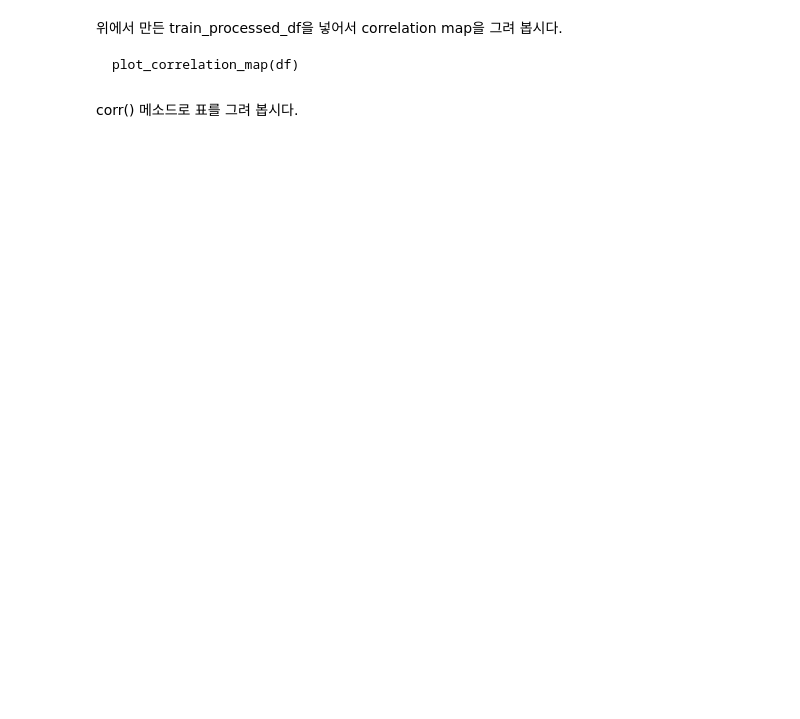
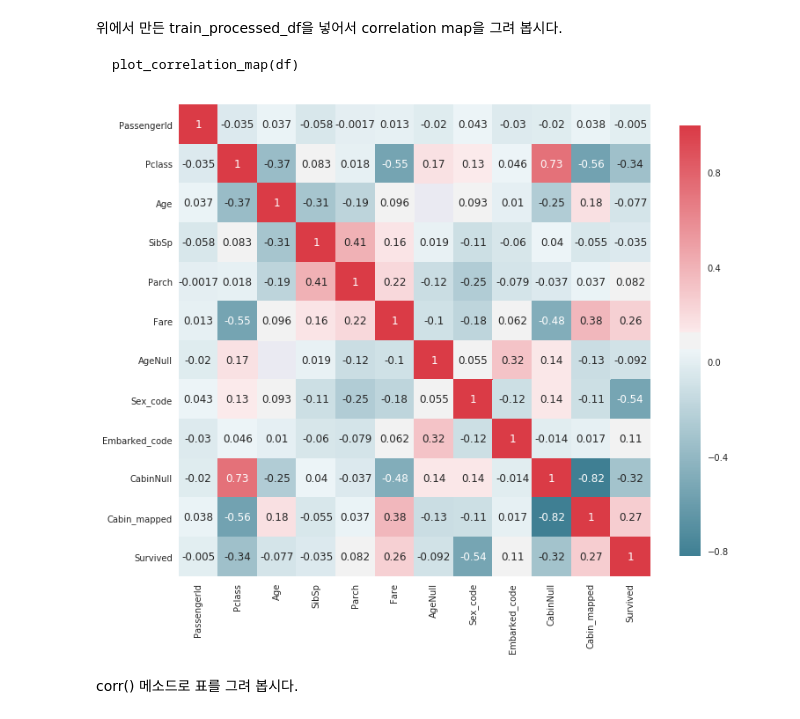
Before and after one commit to sadadend/jupyter, a Jupyter notebook: Kaggle - Predicting Survival on the Titanic - Intermediate - Trainee.ipynb, the cells around one changed output. Saved outputs shown, nothing was run; the diff lists cells and outputs as text; code cells hidden in the pictures; blank space fills up the shorter version.

```diff
--- a/Kaggle - Predicting Survival on the Titanic - Intermediate - Trainee.ipynb
+++ b/Kaggle - Predicting Survival on the Titanic - Intermediate - Trainee.ipynb
@@ -793,5 +826,9 @@ train_processed_df.head()
 위에서 만든 train_processed_df을 넣어서 correlation map을 그려 봅시다.
 
     plot_correlation_map(df)
+# %%
+plot_correlation_map(train_processed_df)
+# %% [output]
+[figure, added]
 # %% [markdown]
 corr() 메소드로 표를 그려 봅시다.
```
Also changed, not shown: parts of 45 cells of this notebook, 1 other file.
